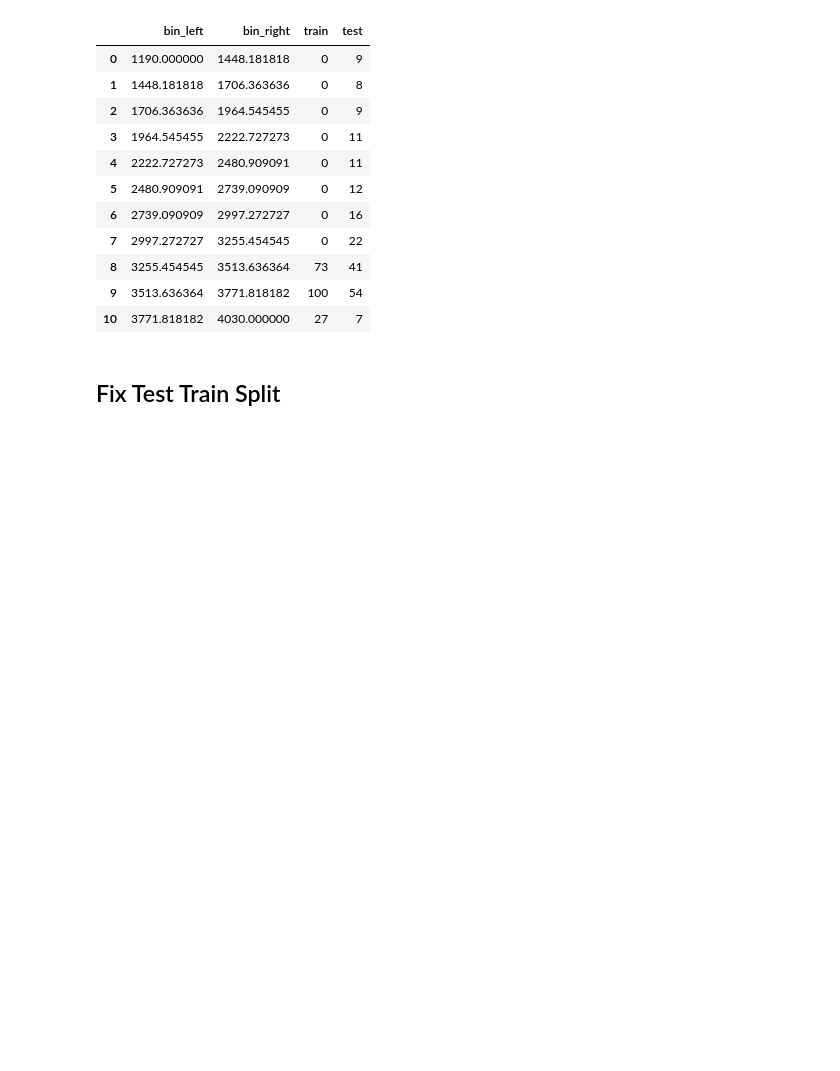
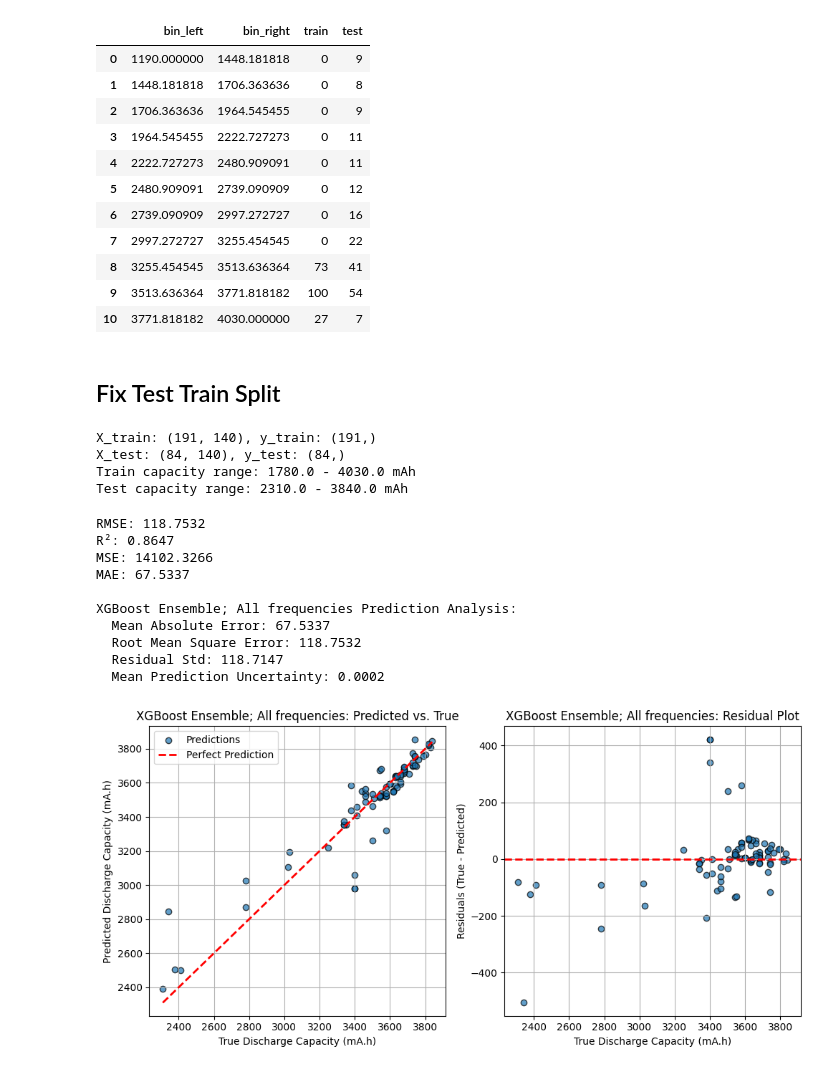
Before and after one commit to NithinJakrebet/eis-ml, a Jupyter notebook: notebooks/gradient_boosting.ipynb, the cells around one changed output. Saved outputs shown, nothing was run; the diff lists cells and outputs as text; code cells hidden in the pictures; blank space fills up the shorter version.

Commit message:
feature: temporal validation/ binning split

```diff
--- a/notebooks/gradient_boosting.ipynb
+++ b/notebooks/gradient_boosting.ipynb
@@ -204,3 +195,37 @@ pd.DataFrame({"bin_left":bins[:-1], "bin_right":bins[1:], "train":train_hist, "t
 | 10 | 3771.818182 | 4030.000000 | 27 | 7 |
 # %% [markdown]
 ## Fix Test Train Split
+# %%
+X_train, X_test, y_train, y_test = load_and_prepare_data(
+    data_folder="../data/04-03-24",
+    cycle_range=(1, 200),
+    method="bin_and_split"
+)
+# %% [output]
+X_train: (191, 140), y_train: (191,)
+X_test: (84, 140), y_test: (84,)
+Train capacity range: 1780.0 - 4030.0 mAh
+Test capacity range: 2310.0 - 3840.0 mAh
+# %%
+models = xgb_scripts.train_ensemble_model(X_train, y_train)
+# %%
+y_pred_mean, y_pred_std, all_predictions = xgb_scripts.predict_ensemble(models, X_test)
+# %%
+rmse, r2, mse, mae = evaluate.evaluate_model(y_test, y_pred_mean)
+print(f"RMSE: {rmse:.4f}\nR²: {r2:.4f}\nMSE: {mse:.4f}\nMAE: {mae:.4f}")
+
+prediction_fig = plots.model_predictions(y_test, y_pred_mean, y_pred_std, title_prefix="XGBoost Ensemble; All frequencies")
+
+plt.show()
+# %% [output]
+RMSE: 118.7532
+R²: 0.8647
+MSE: 14102.3266
+MAE: 67.5337
+
+XGBoost Ensemble; All frequencies Prediction Analysis:
+  Mean Absolute Error: 67.5337
+  Root Mean Square Error: 118.7532
+  Residual Std: 118.7147
+  Mean Prediction Uncertainty: 0.0002
+[figure, added]
```
Also changed, not shown: parts of 3 cells of this notebook, 6 other files.
